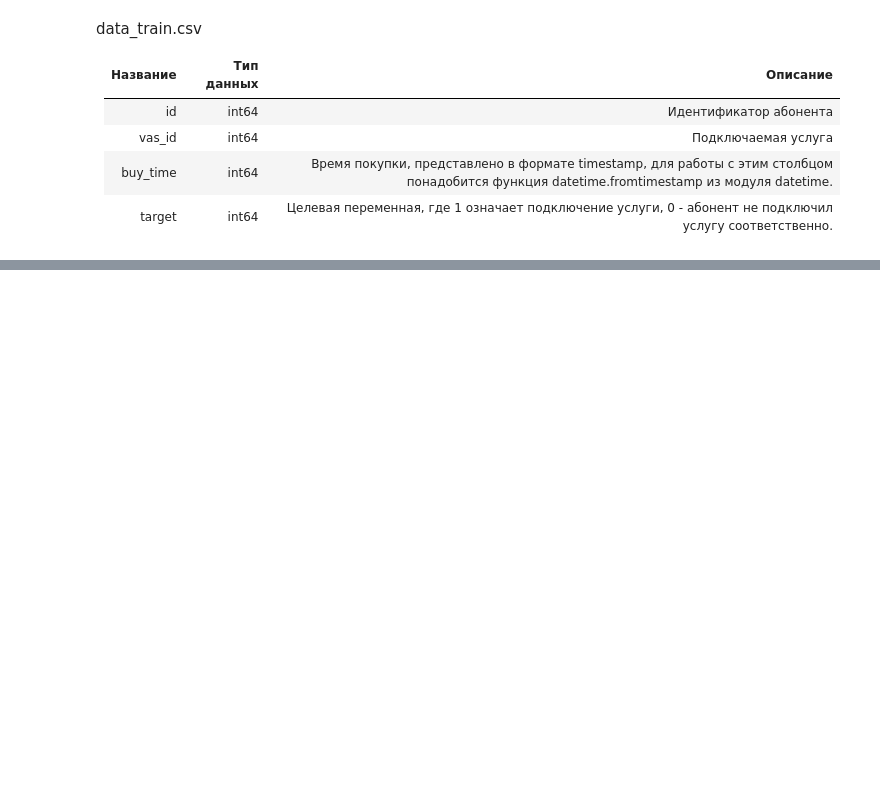
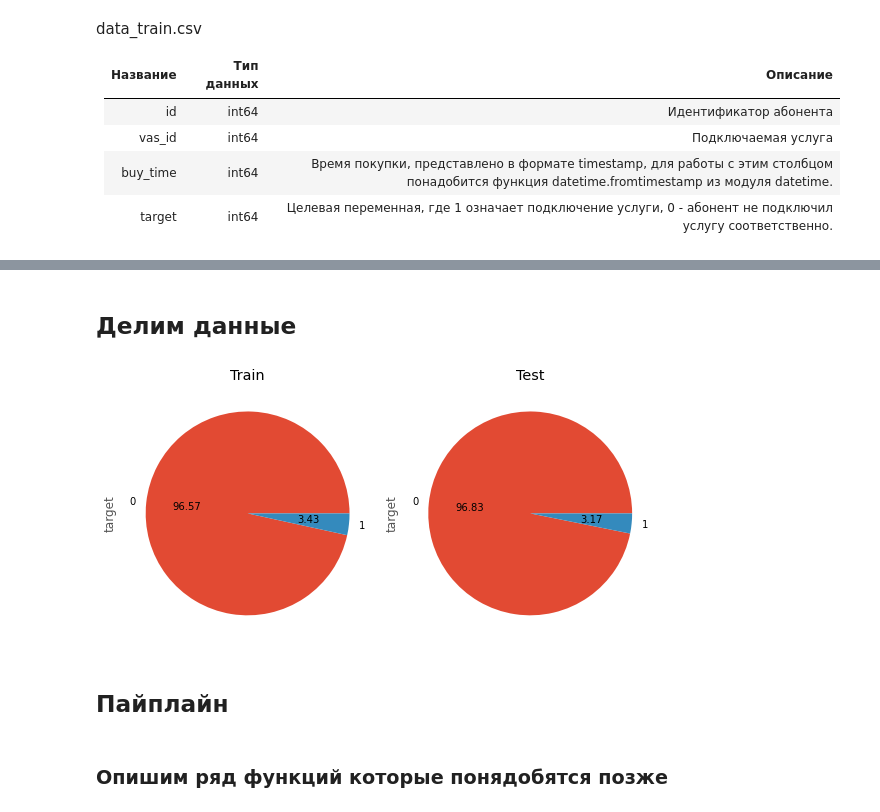
Before and after one commit to PapaCarloSap/AiLessonHomework, a Jupyter notebook: Megafon/Course_project/project.ipynb, the cells around one changed output, grey strips where cells are left out. Saved outputs shown, nothing was run; the diff lists cells and outputs as text; code cells hidden in the pictures; blank space fills up the shorter version.

```diff
--- a/Megafon/Course_project/project.ipynb
+++ b/Megafon/Course_project/project.ipynb
@@ -37,0 +107,14 @@ memory usage: 31.7 MB
+# %% [markdown]
+## Делим данные
+# %%
+from sklearn.model_selection import train_test_split
+X_train:pd.DataFrame = None
+X_test:pd.DataFrame = None
+y_train:pd.DataFrame = None
+y_test:pd.DataFrame = None
+X_train, X_test, y_train, y_test = train_test_split(source_df.drop([TARGET, USER_ID, BUY_TIME], 1), source_df[TARGET], test_size=0.3,  random_state=RANDOM_STATE)
+helper.show_distribution_variables_pie({'Train':y_train, 'Test':y_test})
+# %% [output]
+[figure, added]
+# %% [markdown]
+## Пайплайн
@@ -37,0 +135,2 @@ memory usage: 31.7 MB
+# %% [markdown]
+### Опишим ряд функций которые понядобятся позже
```
Also changed, not shown: parts of 49 cells of this notebook, 9 other files.
